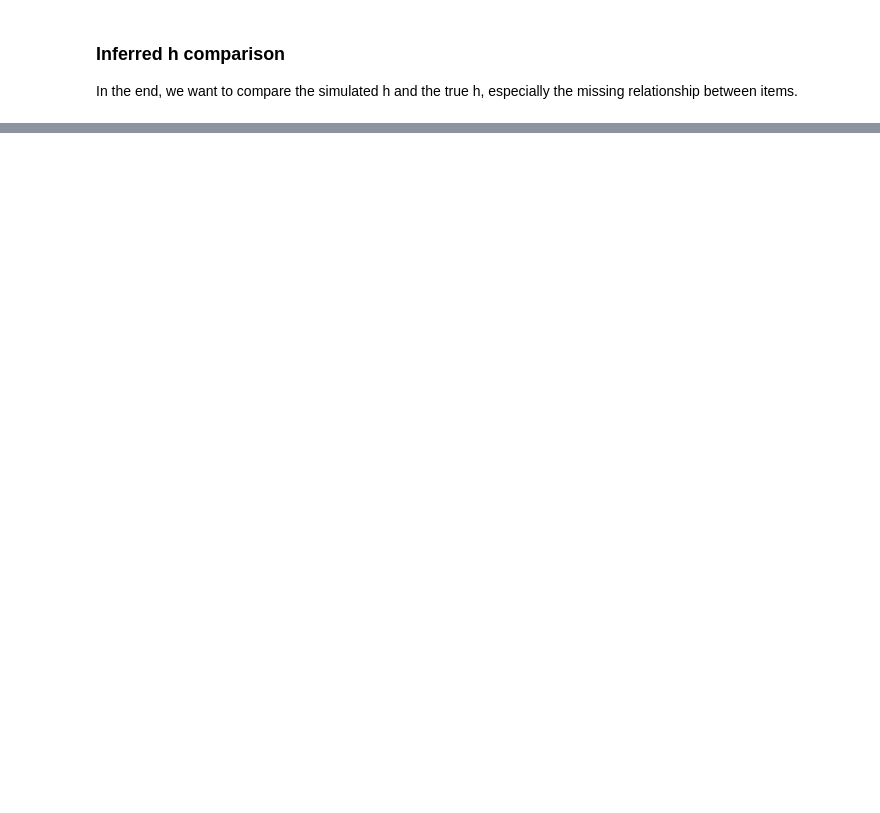
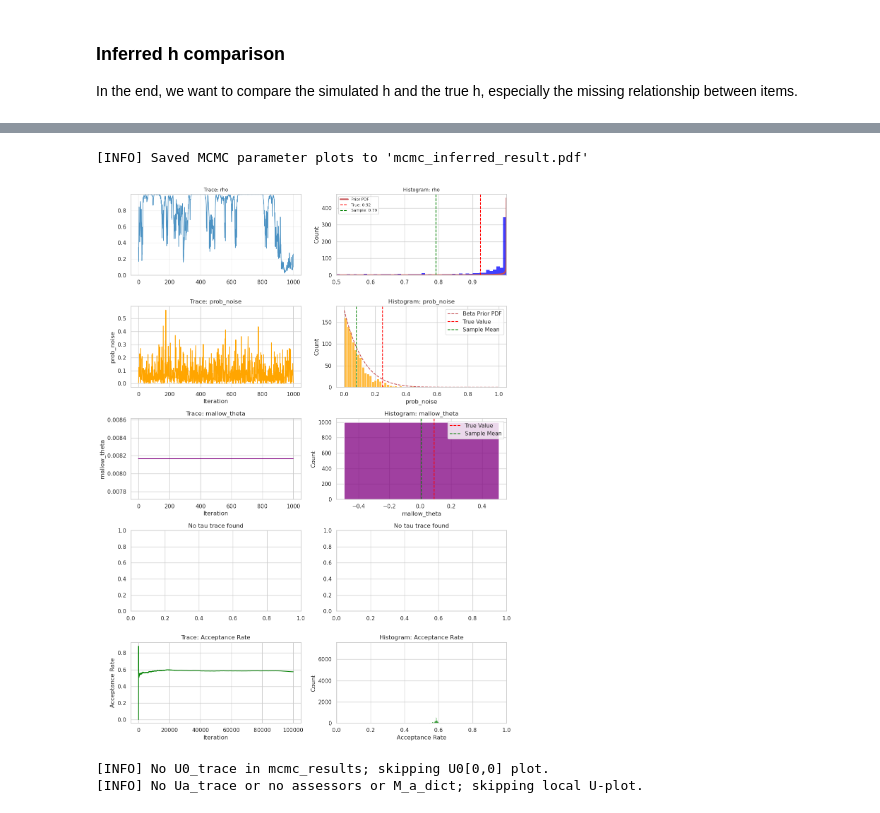
Before and after one commit to hollyli-dq/Phd_project, a Jupyter notebook: notebooks/mcmc_simulation.ipynb, the cells around one changed output, grey strips where cells are left out. Cells and saved outputs as stored; diff of their text form; code cells hidden in the pictures; blank space fills up the shorter version.

```diff
--- a/notebooks/mcmc_simulation.ipynb
+++ b/notebooks/mcmc_simulation.ipynb
@@ -261,0 +367,23 @@ No missing relationships. The inferred partial order matches the true partial or
+# %%
+mallow_theta_true = 1/(1+mallow_ua)
+tau_true=1
+true_param = {
+    "rho_true": rho_true,
+    "prob_noise_true": prob_noise_true,
+    "mallow_theta_true": mallow_theta_true,
+    "tau_true": tau_true,
+}
+tau_true=1
+mcmc_results["tau_trace"]=[]
+# %%
+PO_plot.plot_mcmc_inferred_variables(
+    mcmc_results,
+    true_param,
+    config,
+    output_filename="mcmc_inferred_result.pdf"
+)
+# %% [output]
+[INFO] Saved MCMC parameter plots to 'mcmc_inferred_result.pdf'
+[figure, added]
+[INFO] No U0_trace in mcmc_results; skipping U0[0,0] plot.
+[INFO] No Ua_trace or no assessors or M_a_dict; skipping local U-plot.
```
Also changed, not shown: parts of 16 cells of this notebook, 56 other files.
